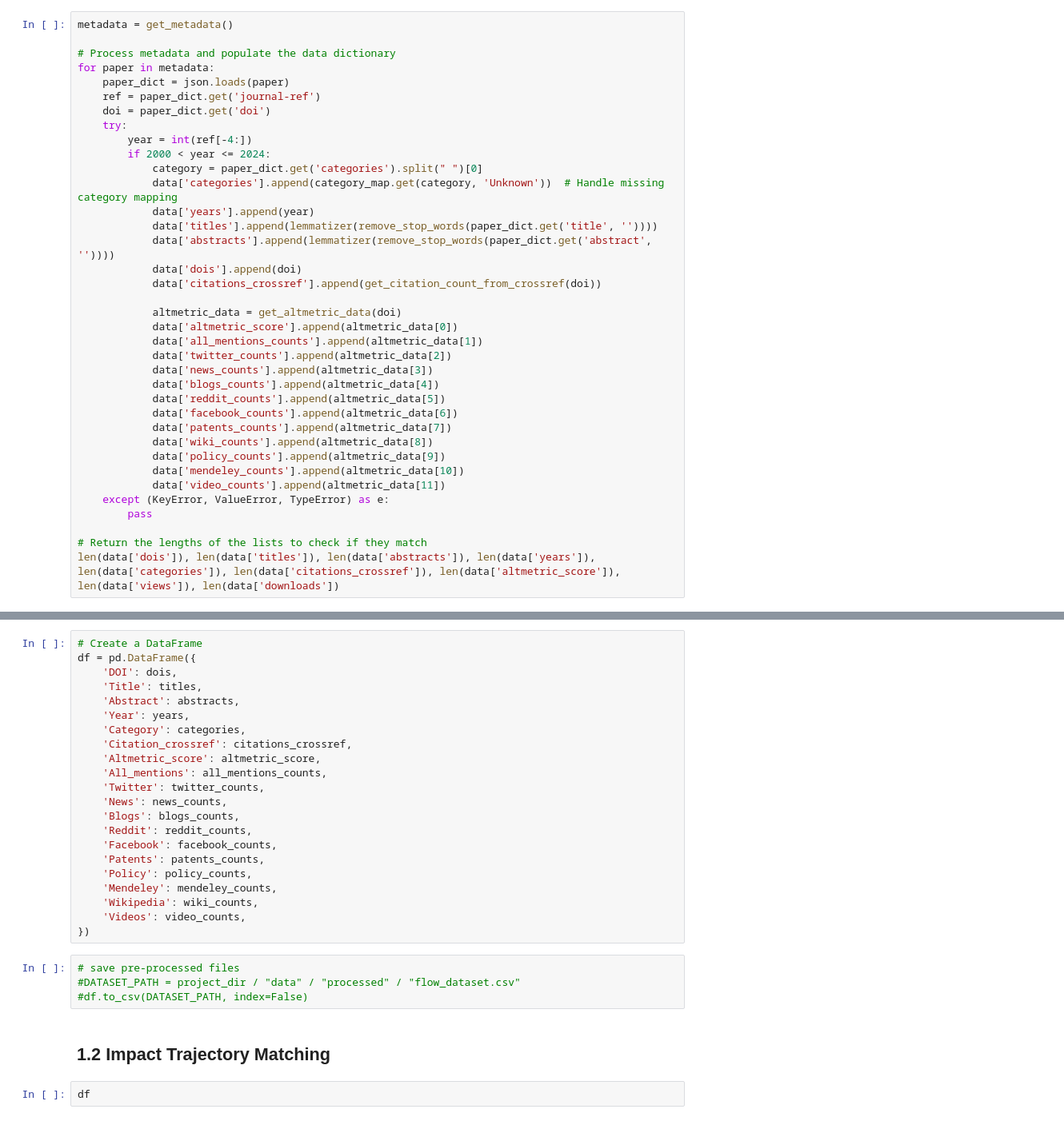
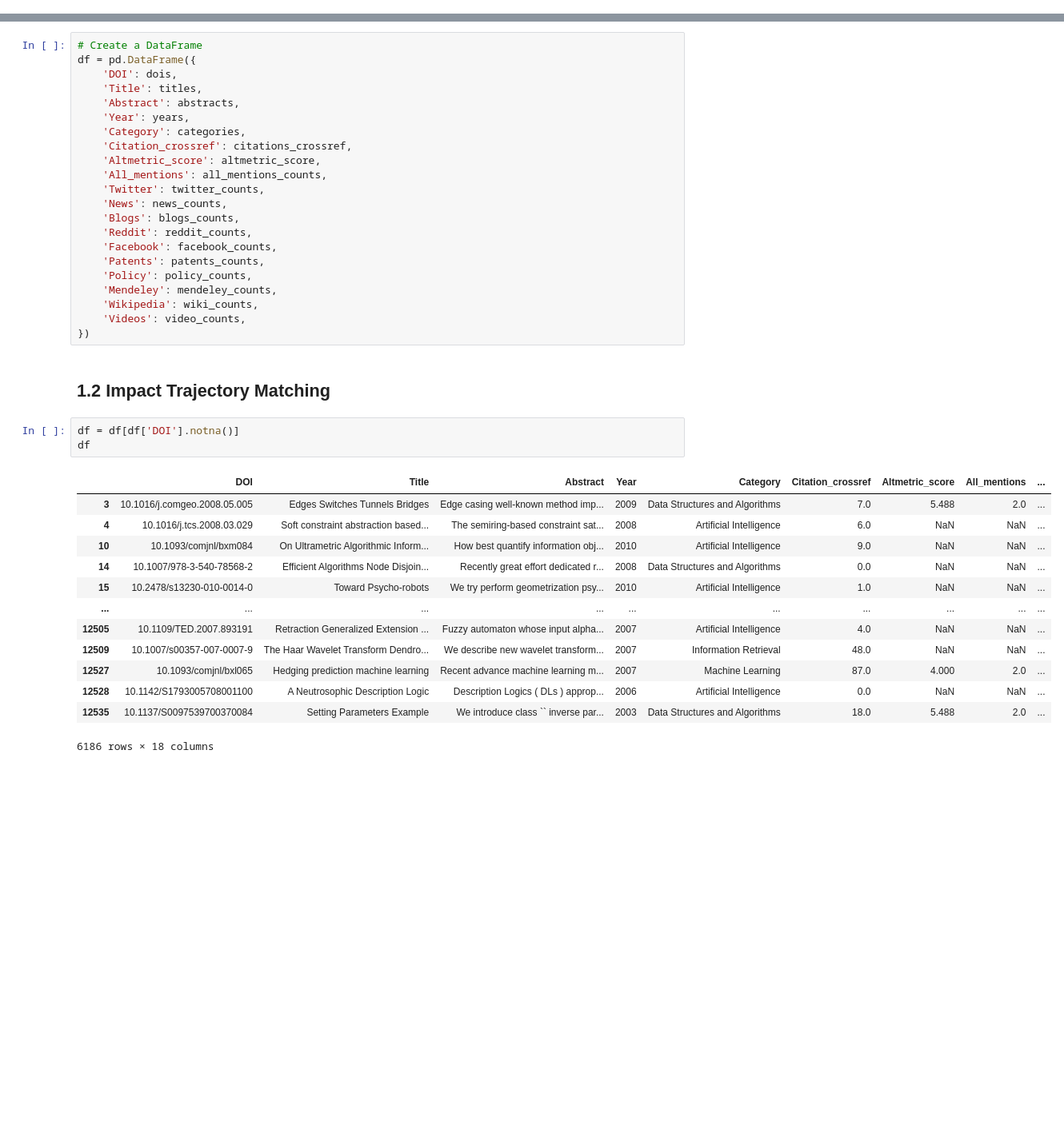
Before and after one commit to flowmetrics-ai/predicting-multidimensional-research-impact, a Jupyter notebook: experiments/Flowmetrics-KG-construction.ipynb, the cells around one changed output, grey strips where cells are left out. Shown at 80% size. Drawn from its saved outputs; the diff is of its cells as text; blank space fills up the shorter version.

```diff
--- a/experiments/Flowmetrics-KG-construction.ipynb
+++ b/experiments/Flowmetrics-KG-construction.ipynb
@@ -185,37 +154,0 @@ data = {
-# %%
-metadata = get_metadata()
-
-# Process metadata and populate the data dictionary
-for paper in metadata:
-    paper_dict = json.loads(paper)
-    ref = paper_dict.get('journal-ref')
-    doi = paper_dict.get('doi')
-    try:
-        year = int(ref[-4:])
-        if 2000 < year <= 2024:
-            category = paper_dict.get('categories').split(" ")[0]
-            data['categories'].append(category_map.get(category, 'Unknown'))  # Handle missing category mapping
-            data['years'].append(year)
-            data['titles'].append(lemmatizer(remove_stop_words(paper_dict.get('title', ''))))
-            data['abstracts'].append(lemmatizer(remove_stop_words(paper_dict.get('abstract', ''))))
-            data['dois'].append(doi)
-            data['citations_crossref'].append(get_citation_count_from_crossref(doi))
-
-            altmetric_data = get_altmetric_data(doi)
-            data['altmetric_score'].append(altmetric_data[0])
-            data['all_mentions_counts'].append(altmetric_data[1])
-            data['twitter_counts'].append(altmetric_data[2])
-            data['news_counts'].append(altmetric_data[3])
-            data['blogs_counts'].append(altmetric_data[4])
-            data['reddit_counts'].append(altmetric_data[5])
-            data['facebook_counts'].append(altmetric_data[6])
-            data['patents_counts'].append(altmetric_data[7])
-            data['wiki_counts'].append(altmetric_data[8])
-            data['policy_counts'].append(altmetric_data[9])
-            data['mendeley_counts'].append(altmetric_data[10])
-            data['video_counts'].append(altmetric_data[11])
-    except (KeyError, ValueError, TypeError) as e:
-        pass
-
-# Return the lengths of the lists to check if they match
-len(data['dois']), len(data['titles']), len(data['abstracts']), len(data['years']), len(data['categories']), len(data['citations_crossref']), len(data['altmetric_score']), len(data['views']), len(data['downloads'])
@@ -241,13 +229,24 @@ df = pd.DataFrame({
     'Wikipedia': wiki_counts,
     'Videos': video_counts,
 })
-# %%
-# save pre-processed files
-#DATASET_PATH = project_dir / "data" / "processed" / "flow_dataset.csv"
-#df.to_csv(DATASET_PATH, index=False)
 # %% [markdown]
 ## 1.2 Impact Trajectory Matching
 # %%
+df = df[df['DOI'].notna()]
 df
+# %% [output]
+|  | DOI | Title | Abstract | Year | Category | Citation_crossref | Altmetric_score | All_mentions | ... |
+| 3 | 10.1016/j.comgeo.2008.05.005 | Edges Switches Tunnels Bridges | Edge casing well-known method imp... | 2009 | Data Structures and Algorithms | 7.0 | 5.488 | 2.0 | ... |
+| 4 | 10.1016/j.tcs.2008.03.029 | Soft constraint abstraction based... | The semiring-based constraint sat... | 2008 | Artificial Intelligence | 6.0 | NaN | NaN | ... |
+| 10 | 10.1093/comjnl/bxm084 | On Ultrametric Algorithmic Inform... | How best quantify information obj... | 2010 | Artificial Intelligence | 9.0 | NaN | NaN | ... |
+| 14 | 10.1007/978-3-540-78568-2 | Efficient Algorithms Node Disjoin... | Recently great effort dedicated r... | 2008 | Data Structures and Algorithms | 0.0 | NaN | NaN | ... |
+| 15 | 10.2478/s13230-010-0014-0 | Toward Psycho-robots | We try perform geometrization psy... | 2010 | Artificial Intelligence | 1.0 | NaN | NaN | ... |
+| ... | ... | ... | ... | ... | ... | ... | ... | ... | ... |
+| 12505 | 10.1109/TED.2007.893191 | Retraction Generalized Extension ... | Fuzzy automaton whose input alpha... | 2007 | Artificial Intelligence | 4.0 | NaN | NaN | ... |
+| 12509 | 10.1007/s00357-007-0007-9 | The Haar Wavelet Transform Dendro... | We describe new wavelet transform... | 2007 | Information Retrieval | 48.0 | NaN | NaN | ... |
+| 12527 | 10.1093/comjnl/bxl065 | Hedging prediction machine learning | Recent advance machine learning m... | 2007 | Machine Learning | 87.0 | 4.000 | 2.0 | ... |
+| 12528 | 10.1142/S1793005708001100 | A Neutrosophic Description Logic | Description Logics ( DLs ) approp... | 2006 | Artificial Intelligence | 0.0 | NaN | NaN | ... |
+| 12535 | 10.1137/S0097539700370084 | Setting Parameters Example | We introduce class `` inverse par... | 2003 | Data Structures and Algorithms | 18.0 | 5.488 | 2.0 | ... |
+6186 rows × 18 columns
 # %%
 df["Category"].value_counts()
```
Also changed, not shown: parts of 19 cells of this notebook, 4 other files.
